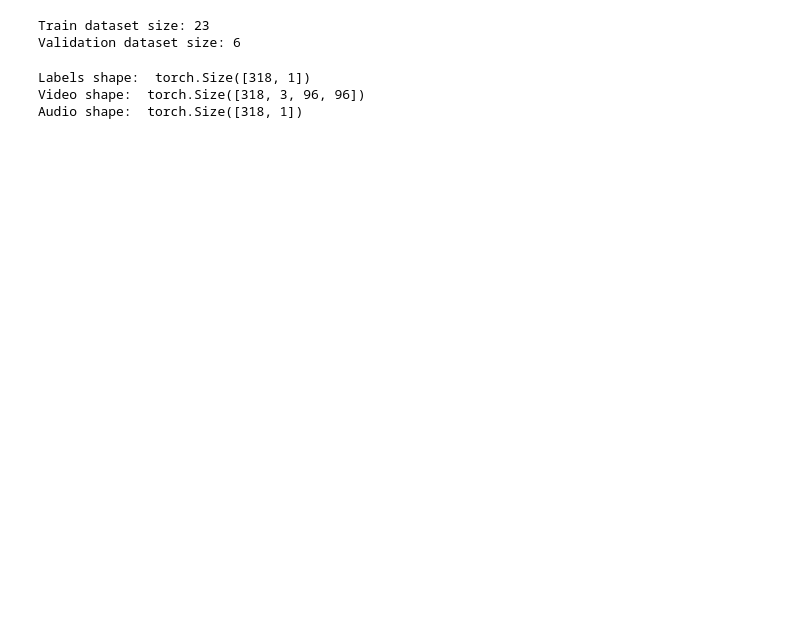
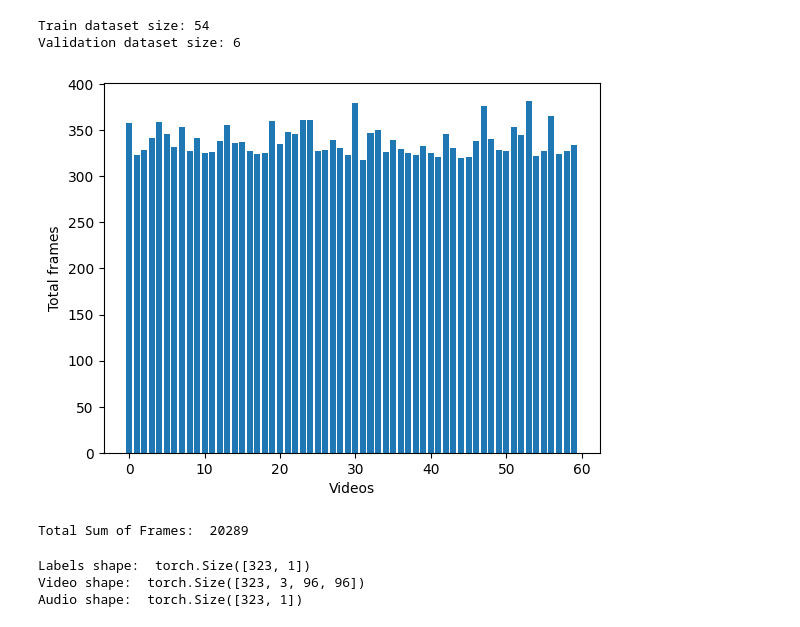
Before and after one commit to Morzevichka/clips_project, a Jupyter notebook: train_val.ipynb, the cells around one changed output. Drawn from its saved outputs; the diff is of its cells as text; code cells hidden in the pictures; blank space fills up the shorter version.

Commit message:
Edit train_val.ipynb/add visualization, edit prediction.py

```diff
--- a/train_val.ipynb
+++ b/train_val.ipynb
@@ -21,18 +24,37 @@ cpu
 # %%
-IMAGE_SIZE = 224
+IMAGE_SIZE = 96
 
 dp = DataProcessor()
 dp.load_dataset(width=IMAGE_SIZE, height=IMAGE_SIZE)
 # %%
-video_train, video_val = dp.train_test_datasets(train_size=0.8, shuffle=True)
+video_train, video_val = dp.train_test_datasets(train_size=0.9, shuffle=True)
 train_dataloader = DataLoader(data=video_train)
 val_dataloader = DataLoader(data=video_val)
 # %%
 print('Train dataset size:', len(train_dataloader))
 print('Validation dataset size:', len(val_dataloader))
 # %% [output]
-Train dataset size: 23
+Train dataset size: 54
 Validation dataset size: 6
+# %%
+length_video = []
+
+for _, video, _ in train_dataloader:
+    length_video.append(video.shape[0])
+
+for _, video, _ in val_dataloader:
+    length_video.append(video.shape[0])
+# %%
+plt.bar(range(len(length_video)), length_video)
+plt.ylabel('Total frames')
+plt.xlabel('Videos')
+plt.show()
+# %% [output]
+[figure, added]
+# %%
+print('Total Sum of Frames: ', sum(length_video))
+# %% [output]
+Total Sum of Frames:  20289
 # %%
 for marker, video, audio in train_dataloader:
     print('Labels shape: ', marker.shape)
@@ -40,9 +62,9 @@ for marker, video, audio in train_dataloader:
     print('Audio shape: ', audio.shape)
     break
 # %% [output]
-Labels shape:  torch.Size([318, 1])
-Video shape:  torch.Size([318, 3, 96, 96])
-Audio shape:  torch.Size([318, 1])
+Labels shape:  torch.Size([323, 1])
+Video shape:  torch.Size([323, 3, 96, 96])
+Audio shape:  torch.Size([323, 1])
 # %%
 def metric(output, target):
     pred = (output > 0.5).float()
```
Also changed, not shown: parts of 17 cells of this notebook, 10 other files.
